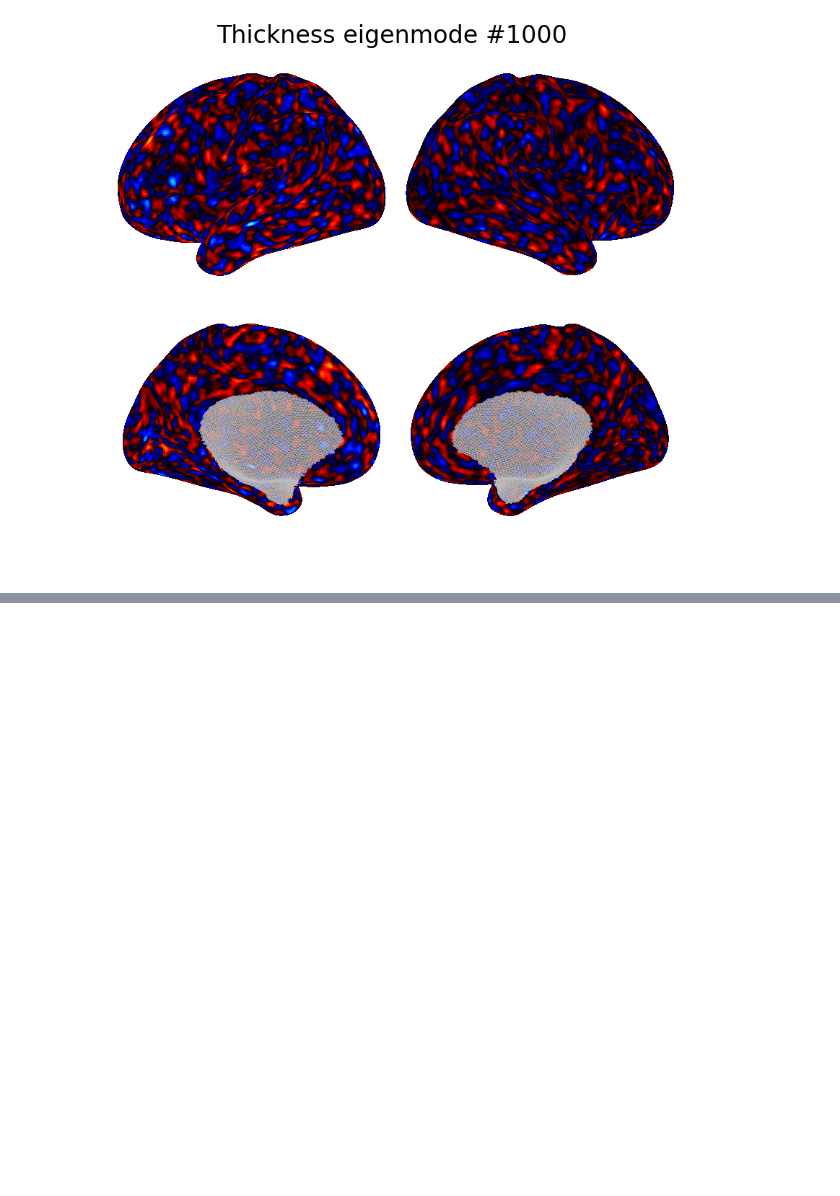
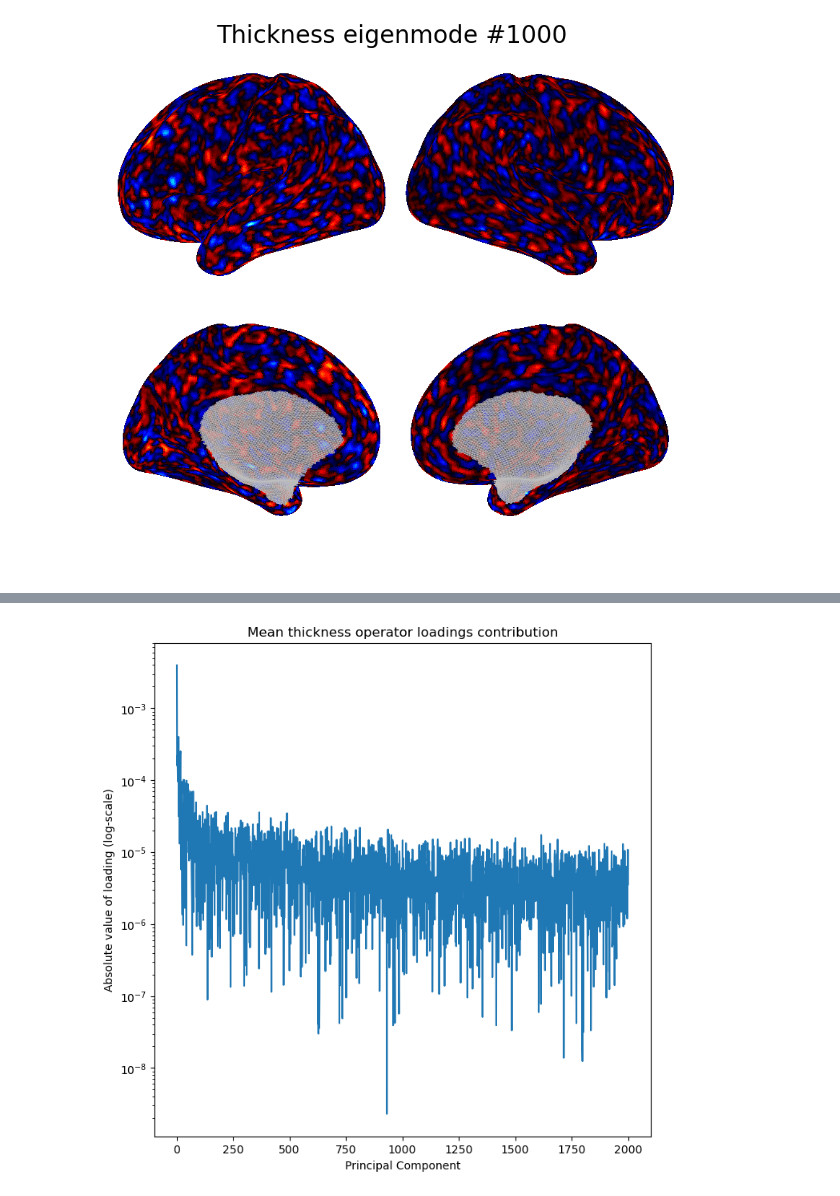
Before and after one commit to sina-mansour/normative_brain_charts, a Jupyter notebook: code/notebooks/04_normative_kernels/04_01_PCA_kernels/04_01_01_pca_thickness_kernels.ipynb, the cells around one changed output, grey strips where cells are left out. Drawn from its saved outputs; the diff is of its cells as text; code cells hidden in the pictures; blank space fills up the shorter version.

```diff
--- a/code/notebooks/04_normative_kernels/04_01_PCA_kernels/04_01_01_pca_thickness_kernels.ipynb
+++ b/code/notebooks/04_normative_kernels/04_01_PCA_kernels/04_01_01_pca_thickness_kernels.ipynb
@@ -851,0 +893,18 @@ fig.show(renderer='notebook')
+# %%
+fig, axes = plt.subplots(1, 1, figsize=(8, 8))
+
+# number of components to visualize
+n_components = 2000
+
+axes.plot(
+    np.arange(n_components) + 1,
+    np.abs(mean_thickness_vector_encoded[:n_components]),
+)
+
+axes.set_title('Mean thickness operator loadings contribution')
+axes.set_xlabel('Principal Component')
+axes.set_ylabel('Absolute value of loading (log-scale)')
+
+axes.set_yscale('log')
+# %% [output]
+[figure, added]
```
Also changed, not shown: parts of 7 cells of this notebook.
